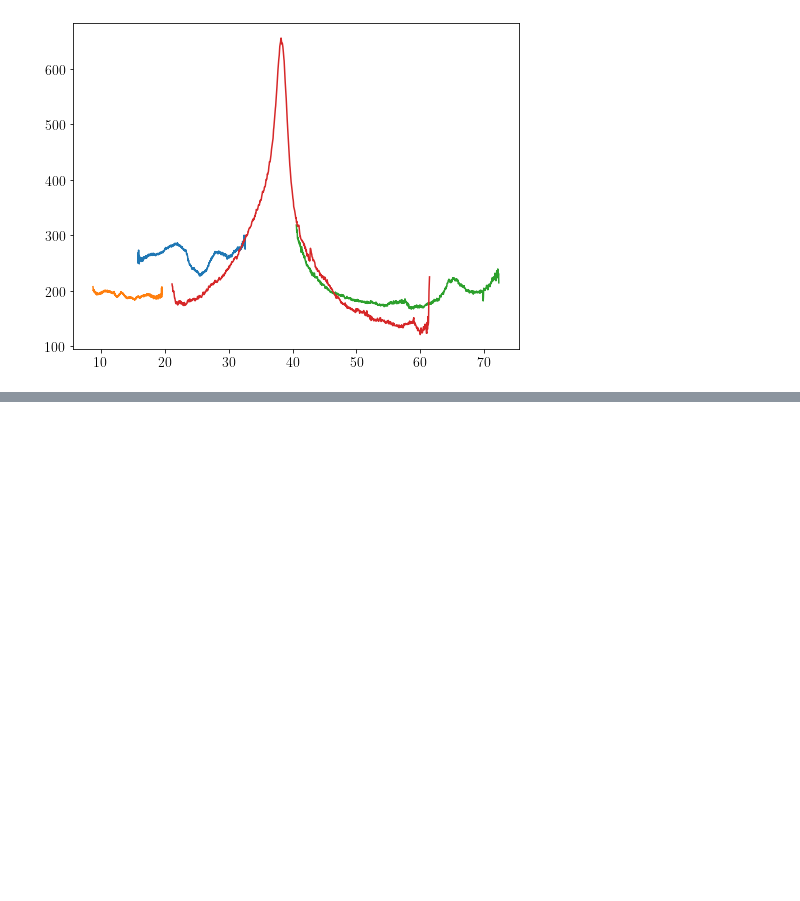
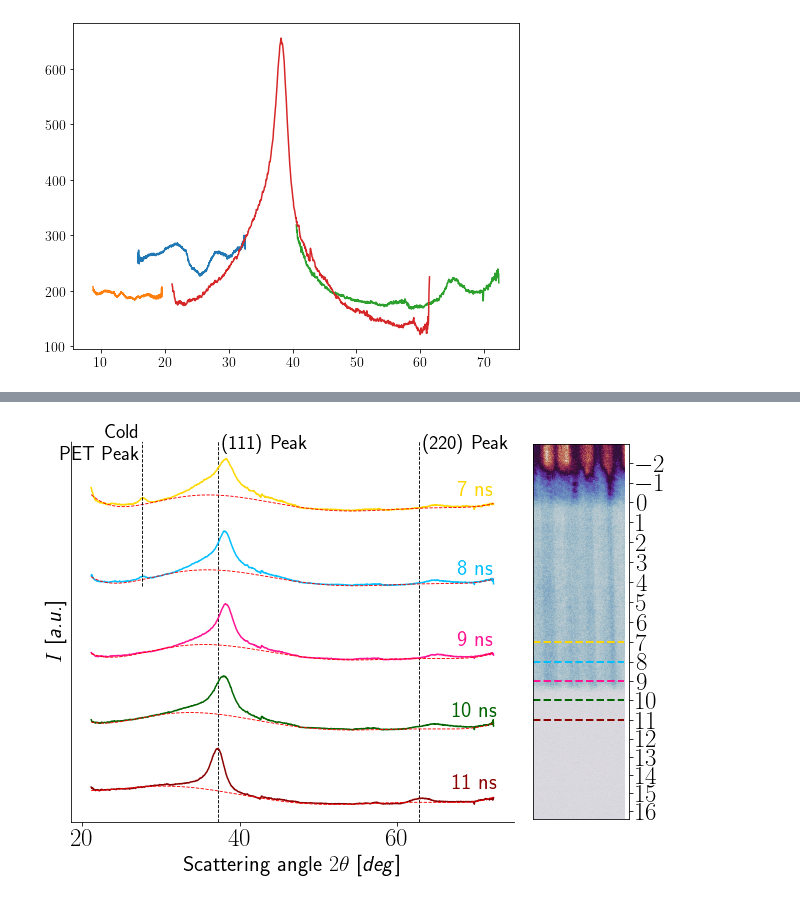
Before and after one commit to HeuserB/PhD_Thesis, a Jupyter notebook: notebooks/diamond_formation_LW03/diamond_formation.ipynb, the cells around one changed output, grey strips where cells are left out. Saved outputs shown, nothing was run; the diff lists cells and outputs as text; code cells hidden in the pictures; blank space fills up the shorter version.

```diff
--- a/notebooks/diamond_formation_LW03/diamond_formation.ipynb
+++ b/notebooks/diamond_formation_LW03/diamond_formation.ipynb
@@ -227,0 +243,7 @@ crystalite_size(fit,wavelength=wavelength, K=0.8)
+# %%
+from crystalite_size import crystalite_size
+wavelength = 1.3051 * 1e-10
+
+runs            =[182,186,188,190,192]
+fits            = [load_modelresult( f'../../.data_LW03/fits/r{run}__modelresult.sav') for run in runs]
+[crystalite_size(fit,wavelength=wavelength, K=0.94) for fit in fits]
@@ -257,28 +297,34 @@ plotBestFits()
 neus_r182           = np.loadtxt("../../.data_LW03/VISAR/Visar_v2_r182.txt")
 time_r182           = neus_r182[:,0]
 v2_r182             = neus_r182[:,1]
+import pandas as pd
+df  = pd.read_csv('../../.data_LW03/cif/diamond.txt')
 # %%
-def waterfallPlot(runs=[182,186,188,190,192],fig = None, axes = None):
+def waterfallPlot(runs=[182,186,188,190,192,298],fig = None, axes = None):
     if fig == None:
-        fig, axes       = plt.subplots(figsize=(8, 7))
-    probingTime     = {182:9.,186:8.,188:7.,190:10.,192:11.}
-    fits            = [[]] * len(runs)
-    colors = ['gold','deepskyblue','deeppink','darkgreen','darkred']
-    peak_positions, scaled_int  = peaks_from_file('../../.data_LW03/cif/diamond.txt')
+        fig, axes           = plt.subplots(figsize=(8, 7))
+    probingTime         = {182:9.,186:8.,188:7.,190:10.,192:11.,298:13.}
+    fits                = [[]] * len(runs)
+    colors              = ['gold','deepskyblue','deeppink','darkgreen','darkred','k']
+    df                  = pd.read_csv('../../.data_LW03/cif/diamond.txt')
+    peak_positions, scaled_int  = df['2theta'],df['F']
     axes.axvline(x = peak_positions[0], color = 'k',linestyle='dashed',linewidth=0.9)
-    axes.axvline(x = peak_positions[3], color = 'k',linestyle='dashed',linewidth=0.9)
+    axes.axvline(x = peak_positions[1], color = 'k',linestyle='dashed',linewidth=0.9)
     #labels = ['7ns','8ns','9ns','10ns','11ns']
-
     for run_id, run in enumerate(runs):
         fits[run_id]        = load_modelresult( f'../../.data_LW03/fits/r{run}__modelresult.sav')
 
-
+        shift               = 0
+        if run==289:
+            shift=-5
         t                   = int(probingTime[run])
         t_id                = (int(t-np.min(list(probingTime.values()))))
+        if run==298:
+            t_id            = len(runs) - 1
         data                = np.loadtxt(f"../../.data_LW03/lineouts/r{run}_Q23.xy").T
-        comps = fits[run_id].eval_components(x=data[0])
+        comps               = fits[run_id].eval_components(x=data[0])
 
-        axes.plot(data[0], data[1]/np.max(data[1]) - t_id,color=colors[t_id], label=f'{t} ns')
+        axes.plot(data[0], data[1]/np.max(data[1]) - t_id - shift,color=colors[t_id], label=f'{t} ns')
         #axes.plot(data[0], comps['C111_']/np.max(data[1]) - t_id, '--', label='Peak 111',c='r')
         #axes.plot(data[0], comps['C220_']/np.max(data[1]) - t_id, '--', label='Peak 220',c='b')
         axes.plot(data[0], comps['bkg_']/np.max(data[1]) - t_id, '--',c='r',linewidth=0.9)
@@ -297,7 +343,7 @@ def waterfallPlot(runs=[182,186,188,190,192],fig = None, axes = None):
     axes.xaxis.set_tick_params(labelsize=25)
     axes.yaxis.set_tick_params(labelsize=25)
     axes.text(peak_positions[0]+0.5, 1.2, f'(111) Peak', horizontalalignment='left',verticalalignment='center',fontsize=20,color='k')
-    axes.text(peak_positions[3]+0.5, 1.2, f'(200) Peak', horizontalalignment='left',verticalalignment='center',fontsize=20,color='k')
+    axes.text(peak_positions[1]+0.5, 1.2, f'(220) Peak', horizontalalignment='left',verticalalignment='center',fontsize=20,color='k')
     axes.text(27.55-0.2, 1.2, f'Cold\nPET Peak', horizontalalignment='right',verticalalignment='center',fontsize=20,color='k')
     #plt.savefig('../../.data_LW03/figures/waterfall.pdf')
     #matplotlib.rcParams['figure.figsize'] = [8, 6]
@@ -308,7 +354,7 @@ def waterfallPlot(runs=[182,186,188,190,192],fig = None, axes = None):
     #tikzplotlib.save('/home/benjamin/Nextcloud/Work/W_PhD/W_PhD_Articles/Heuser_ND_recovery/figures/waterfall.tex')
     #tikzplotlib.get_tikz_code(figure='gcf',filepath="waterfall.tex",override_externals=True)#,strict=True,wrap=False)
     #matplotlib.rcParams.update(matplotlib.rcParamsDefault)
-    plt.savefig('/home/benjamin/Nextcloud/Work/W_PhD/W_PhD_Articles/Heuser_ND_recovery/figures/waterfall.pdf')
+    #plt.savefig('/home/benjamin/Nextcloud/Work/W_PhD/W_PhD_Articles/Heuser_ND_recovery/figures/waterfall.pdf')
     plt.show()
 # %%
 visar_path = "/home/benjamin/Nextcloud/Work/W_PhD/W_PhD_Git/PhD_Git/PhD_Thesis/.data_LW03/VISAR/"
@@ -400,32 +465,36 @@ gs                          = fig.add_gridspec(1, 5)
 
 ax0                         = fig.add_subplot(gs[0:1, 0:4])
 ax1                         = fig.add_subplot(gs[0:1, 4:5])
 ax1.imshow((ROI),cmap="twilight",interpolation='nearest')
 ax1.set_xticks([])
 #line                        = matplotlib.lines.Line2D([0,1],[0,1],marker=">")
 
 ticksPos                       = np.arange(len(t_r182))
 ### interpolate to map y values postions to the corresponding tick position
 labelMapper                    = interp1d(t_r182, ticksPos)
 
 ### get the positions of where we have integer values for the y value
 tMin, tMax                     = int(t_r182.min()), int(t_r182.max())
 tickLables                     = np.arange(tMin,tMax+1)
 
 #polynomial                     = np.poly1d([-2.,1.52475e-02,9.14541e-06,-5.96076e-09])
 
 tickPositions = [labelMapper(y_value) for y_value in tickLables]
 ax1.set_yticks(tickPositions)
 ax1.set_yticklabels([f"${label}$" for label in tickLables],ha='left')
 ax1.yaxis.tick_right()
-colors = ['gold','deepskyblue','deeppink','darkgreen','darkred']
+colors = ['gold','deepskyblue','deeppink','darkgreen','darkred','k']
 
 for id, time in enumerate([7,8,9,10,11]):
         ax1.hlines(y=labelMapper(time), xmin=0, xmax=250, linewidth=2, color=colors[id],linestyle='--')
 
 ax1.yaxis.set_tick_params(labelsize=25)
 matplotlib.rc('text', usetex = True)
-waterfallPlot(fig=fig,axes=ax0)
+waterfallPlot(fig=fig,axes=ax0,runs=[182,186,188,190,192])
 ax0.set_yticks([])
 fig.tight_layout()
 fig.savefig('/home/benjamin/Nextcloud/Work/W_PhD/W_PhD_Articles/Heuser_ND_recovery/figures/waterfall.pdf')
+
+fig.savefig('/home/benjamin/Nextcloud/Work/W_PhD/W_PhD_Articles/Heuser_ND_recovery/figures/waterfall.eps')
+# %% [output]
+[figure, added]
```
Also changed, not shown: parts of 21 cells of this notebook, 42 other files.
